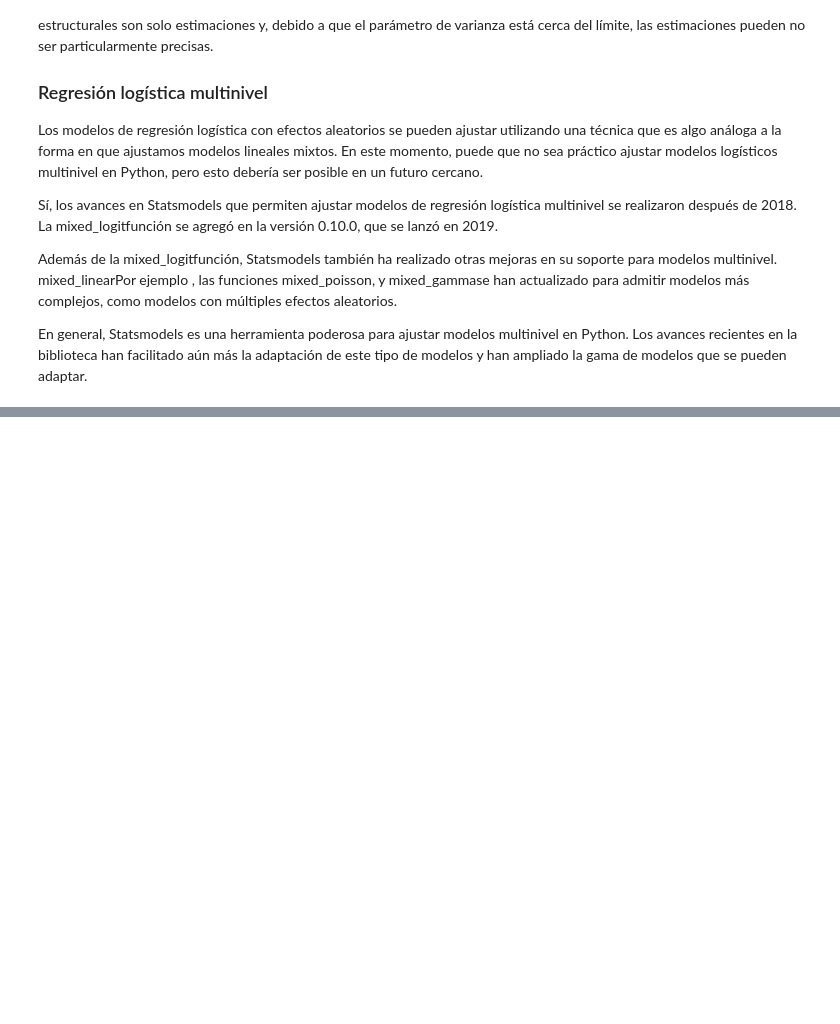
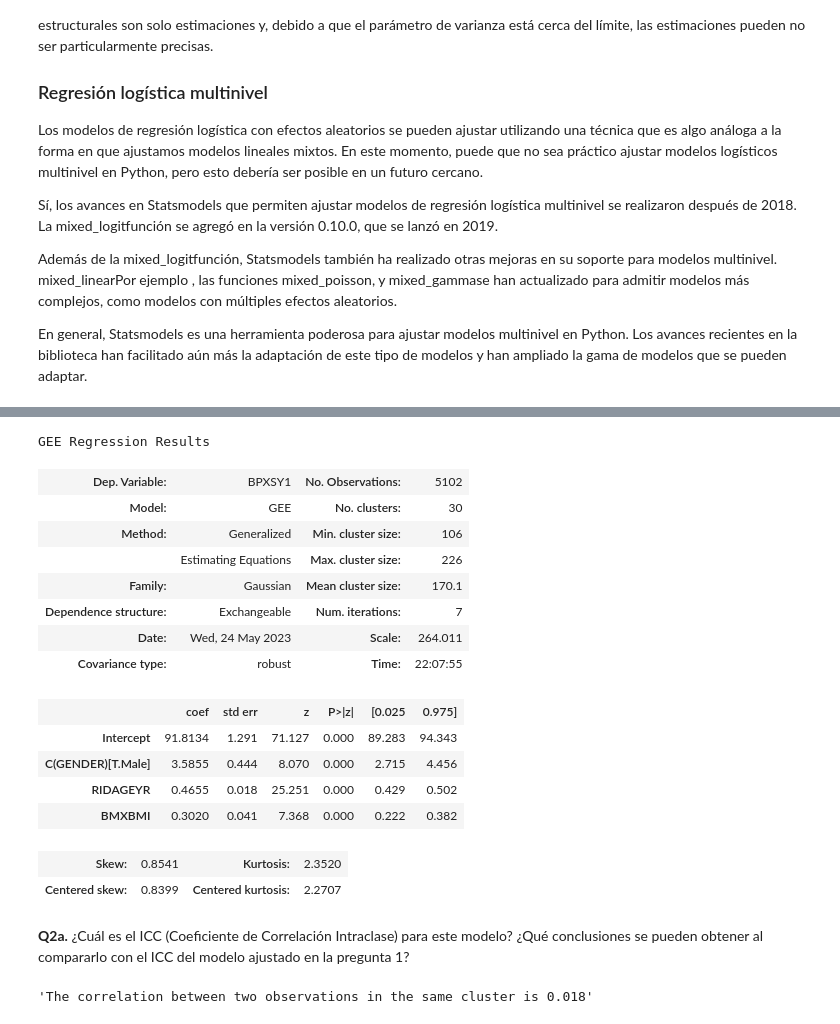
Before and after one commit to onavarrete04/Introduccion-Ciencia-Datos, a Jupyter notebook: 2023_modelos_estadísticos_datos.ipynb, the cells around one changed output, grey strips where cells are left out. Saved outputs shown, nothing was run; the diff lists cells and outputs as text; code cells hidden in the pictures; blank space fills up the shorter version.

```diff
--- a/2023_modelos_estadísticos_datos.ipynb
+++ b/2023_modelos_estadísticos_datos.ipynb
@@ -2625,0 +2695,33 @@ En general, Statsmodels es una herramienta poderosa para ajustar modelos multini
+# %%
+model = sm.GEE.from_formula(
+    "BPXSY1 ~ RIDAGEYR + C(GENDER) +BMXBMI",
+    groups= "group",
+    cov_struct = sm.cov_struct.Exchangeable(),
+    data = datos
+)
+
+resultado = model.fit()
+resultado.summary()
+# %% [output]
+GEE Regression Results
+| Dep. Variable: | BPXSY1 | No. Observations: | 5102 |
+| Model: | GEE | No. clusters: | 30 |
+| Method: | Generalized | Min. cluster size: | 106 |
+|  | Estimating Equations | Max. cluster size: | 226 |
+| Family: | Gaussian | Mean cluster size: | 170.1 |
+| Dependence structure: | Exchangeable | Num. iterations: | 7 |
+| Date: | Wed, 24 May 2023 | Scale: | 264.011 |
+| Covariance type: | robust | Time: | 22:07:55 |
+|  | coef | std err | z | P>|z| | [0.025 | 0.975] |
+| Intercept | 91.8134 | 1.291 | 71.127 | 0.000 | 89.283 | 94.343 |
+| C(GENDER)[T.Male] | 3.5855 | 0.444 | 8.070 | 0.000 | 2.715 | 4.456 |
+| RIDAGEYR | 0.4655 | 0.018 | 25.251 | 0.000 | 0.429 | 0.502 |
+| BMXBMI | 0.3020 | 0.041 | 7.368 | 0.000 | 0.222 | 0.382 |
+| Skew: | 0.8541 | Kurtosis: | 2.3520 |
+| Centered skew: | 0.8399 | Centered kurtosis: | 2.2707 |
+# %% [markdown]
+__Q2a.__ ¿Cuál es el ICC (Coeficiente de Correlación Intraclase) para este modelo? ¿Qué conclusiones se pueden obtener al compararlo con el ICC del modelo ajustado en la pregunta 1?
+# %%
+resultado.cov_struct.summary()
+# %% [output]
+'The correlation between two observations in the same cluster is 0.018'
```
Also changed, not shown: parts of 31 cells of this notebook.
